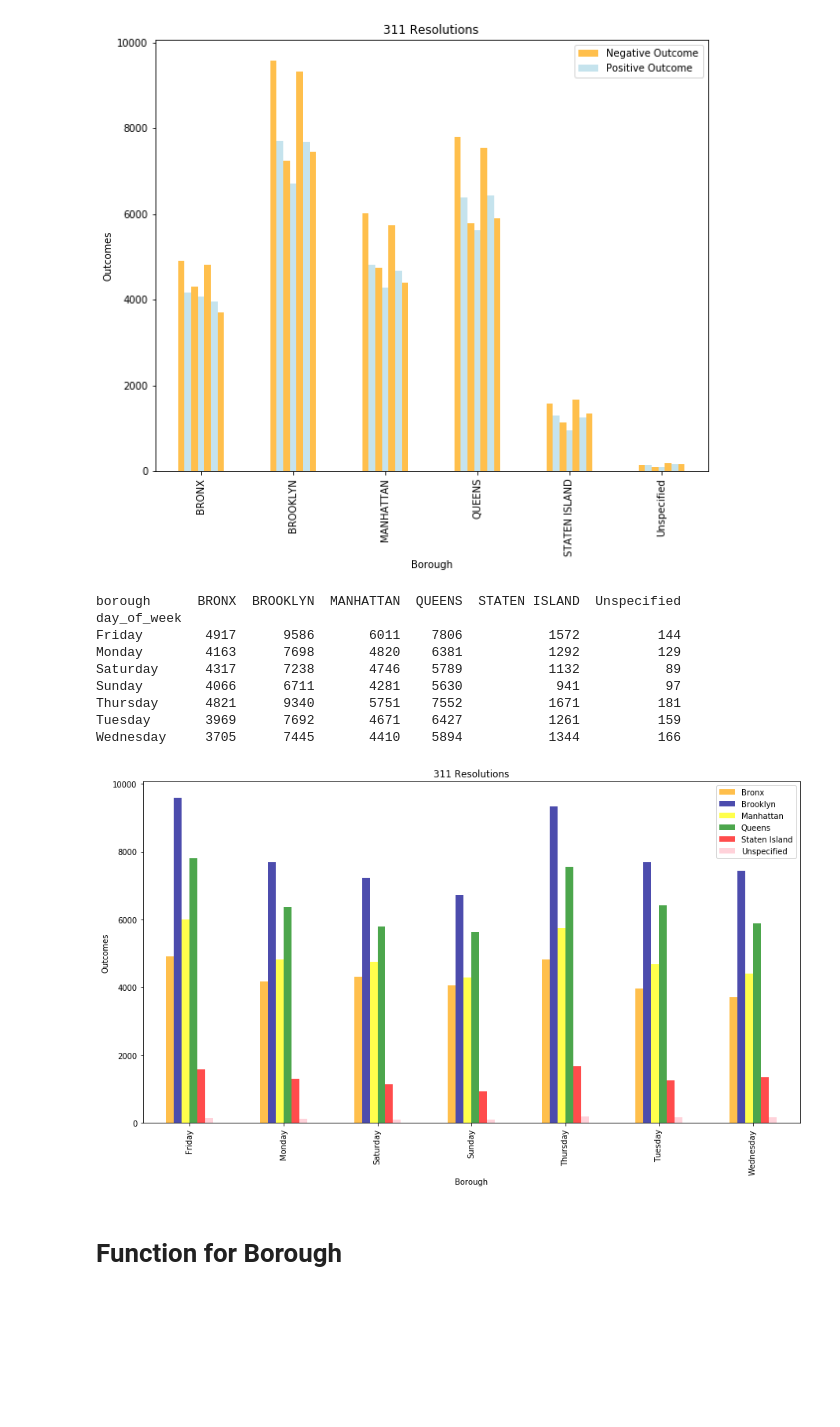
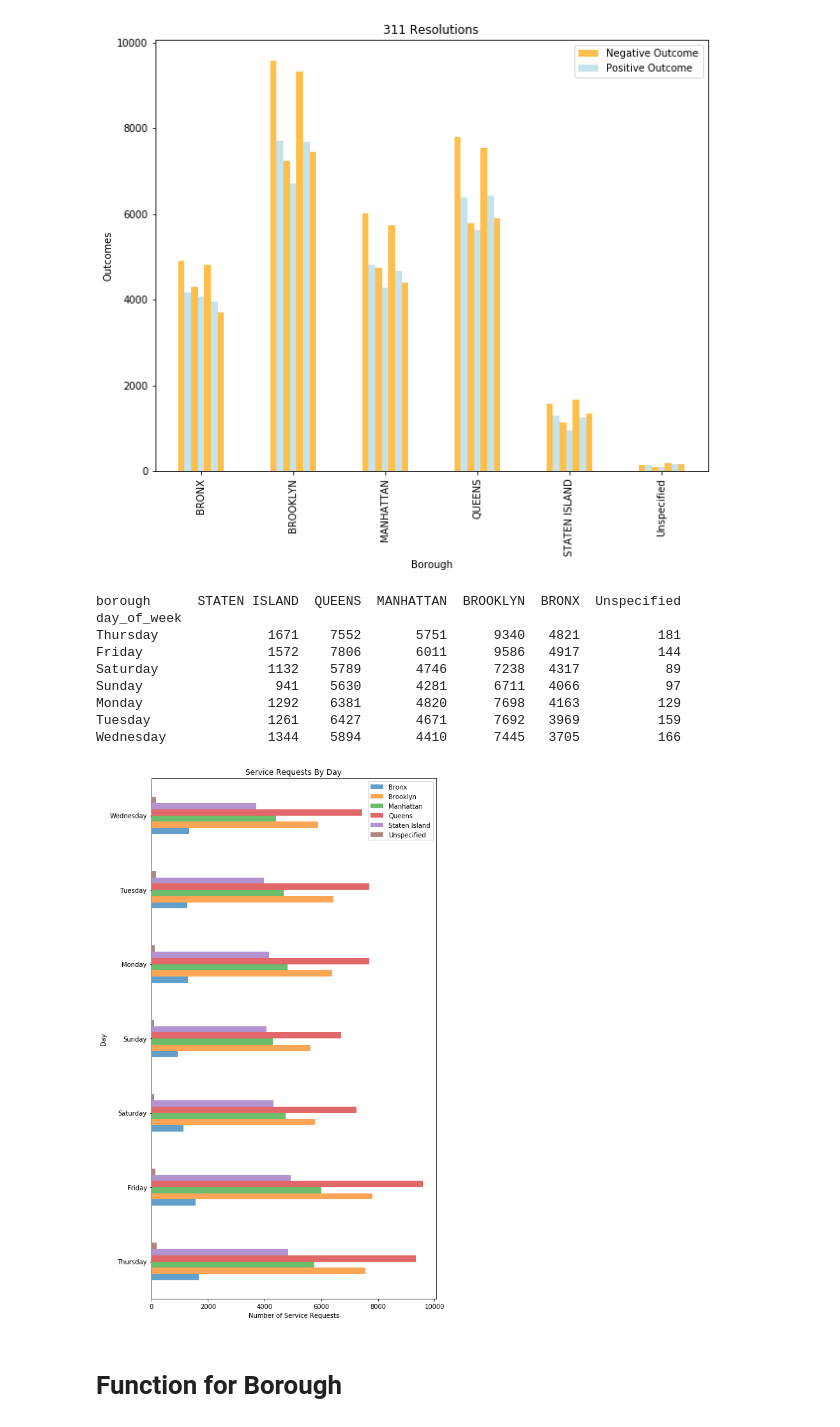
Before and after one commit to whohuhwhat/311_pt4, a Jupyter notebook: Aug_Workbook.ipynb, the cells around one changed output. Saved outputs shown, nothing was run; the diff lists cells and outputs as text; code cells hidden in the pictures; blank space fills up the shorter version.

```diff
--- a/Aug_Workbook.ipynb
+++ b/Aug_Workbook.ipynb
@@ -329,33 +329,35 @@ plt.show()
 # %% [output]
 [figure]
 # %%
-print(aug.groupby(['day_of_week', 'borough']).day_of_week.count().unstack())
-pclass = aug.groupby(['day_of_week', 'borough']).day_of_week.count().unstack()
+print(aug.groupby(['day_of_week', 'borough'], sort=False).day_of_week.count().unstack())
+pclass = aug.groupby(['day_of_week', 'borough'], sort=False).day_of_week.count().unstack()
 # %% [output]
-borough      BRONX  BROOKLYN  MANHATTAN  QUEENS  STATEN ISLAND  Unspecified
+borough      STATEN ISLAND  QUEENS  MANHATTAN  BROOKLYN  BRONX  Unspecified
 day_of_week
-Friday        4917      9586       6011    7806           1572          144
-Monday        4163      7698       4820    6381           1292          129
-Saturday      4317      7238       4746    5789           1132           89
-Sunday        4066      6711       4281    5630            941           97
-Thursday      4821      9340       5751    7552           1671          181
-Tuesday       3969      7692       4671    6427           1261          159
-Wednesday     3705      7445       4410    5894           1344          166
+Thursday              1671    7552       5751      9340   4821          181
+Friday                1572    7806       6011      9586   4917          144
+Saturday              1132    5789       4746      7238   4317           89
+Sunday                 941    5630       4281      6711   4066           97
+Monday                1292    6381       4820      7698   4163          129
+Tuesday               1261    6427       4671      7692   3969          159
+Wednesday             1344    5894       4410      7445   3705          166
 # %%
 friday, brooklyn, queens, manhattan, bronx, staten island, unspecified
 
 4, 1, 3, 2, 5, 6
 bronx, brooklyn, manhattan, queens, staten island, unspecified
 # %%
-p1 = pclass.plot(kind = 'bar', stacked = False,
-                   title = '311 Resolutions',
-                   color = ['orange','darkblue', 'yellow', 'green', 'red', 'pink'], alpha = .70,figsize = (15,8))
-p1.set_xlabel('Borough')
-p1.set_ylabel('Outcomes')
+p1 = pclass.plot(kind = 'barh', stacked = False,
+                    title = 'Service Requests By Day',
+#                    color = ['orange','darkblue', 'yellow', 'green', 'red', 'pink'],
+#                     colorscale =
+                    alpha = .70,figsize = (8,15))
+p1.set_xlabel('Number of Service Requests')
+p1.set_ylabel('Day')
 p1.legend(['Bronx', 'Brooklyn', 'Manhattan', 'Queens', 'Staten Island', 'Unspecified'])
 plt.show()
 # %% [output]
-[figure, old version]
+[figure, new version]
 # %% [markdown]
 # Function for Borough
 # %%
```
Also changed, not shown: parts of 1 cell of this notebook.
